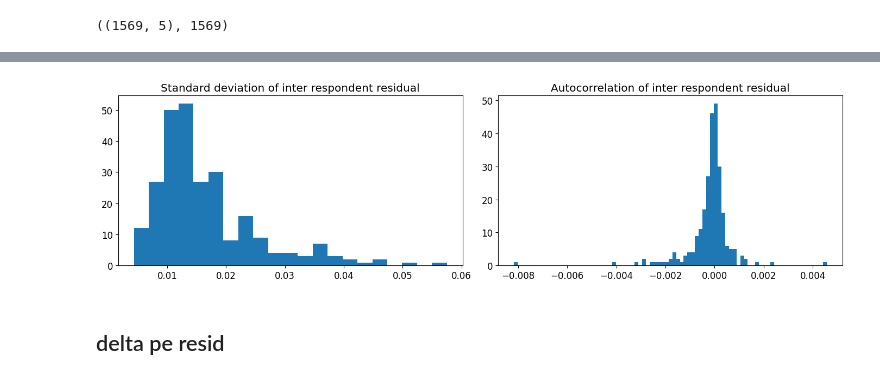
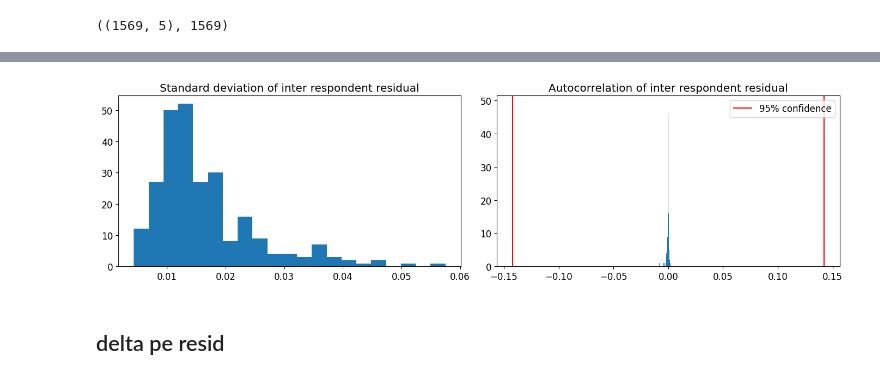
Before and after one commit to lukasgrahl/memoire2, a Jupyter notebook: notebooks/03-analysis_pols.ipynb, the cells around one changed output, grey strips where cells are left out. Saved outputs shown, nothing was run; the diff lists cells and outputs as text; code cells hidden in the pictures.

```diff
--- a/notebooks/03-analysis_pols.ipynb
+++ b/notebooks/03-analysis_pols.ipynb
@@ -270,16 +265,20 @@ m_fe41.resids.unstack().describe().loc['mean'].sort_index().plot()
 # %%
 _ = m_fe41.resids.unstack().T.describe()
 fig, ax = plt.subplots(1,2)
 ax[0].hist(_.loc['std'], bins='fd')
 ax[0].set_title("Standard deviation of inter respondent residual")
 ax[1].hist(m_fe41.resids.unstack().apply(lambda x: np.correlate(x.dropna().iloc[1:], x.dropna().iloc[:-1])[0], axis=1),
           bins='fd')
+ax[1].axvline(np.sqrt(2/(100-1)), color='red', label='95% confidence')
+ax[1].axvline(-np.sqrt(2/(100-1)), color='red', ) #label='95% confidence')
 ax[1].set_title("Autocorrelation of inter respondent residual")
+
+ax[1].legend()
 
 fig.tight_layout()
 save_fig(fig, "fig_emp_pols_perc_resid.png")
 # %% [output]
-[figure, old version]
+[figure, new version]
 # %% [markdown]
 ## delta pe resid
 # %%
```
Also changed, not shown: parts of 1 cell of this notebook, 1 other file.
